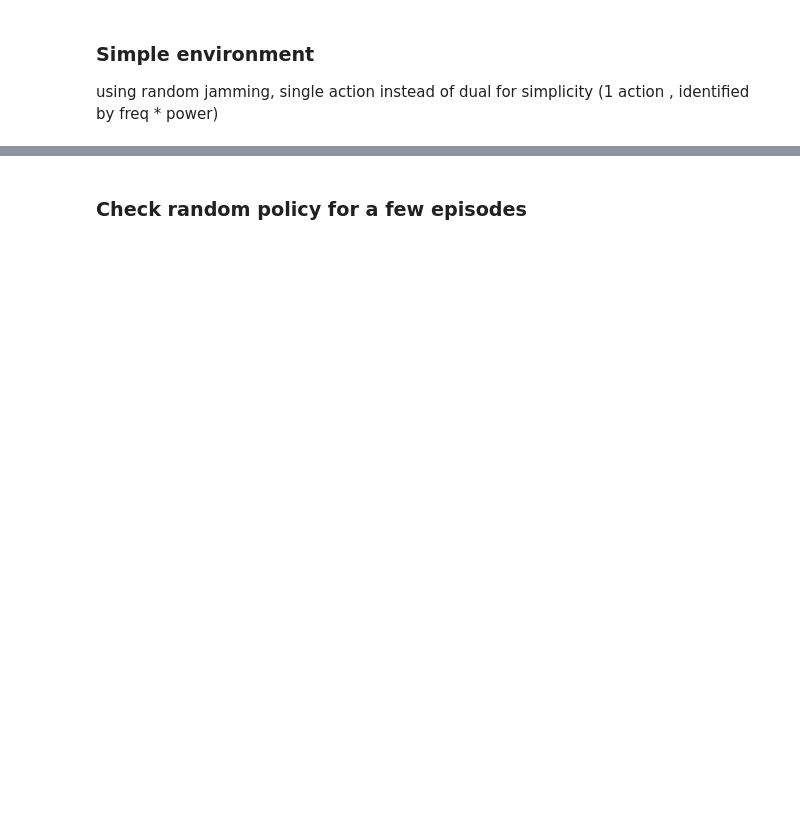
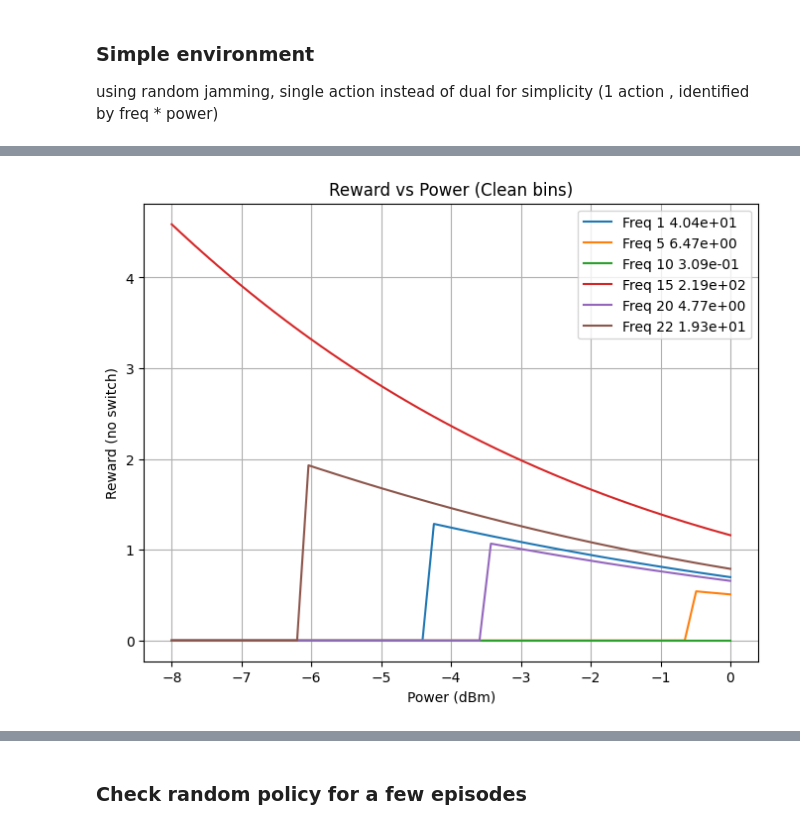
Before and after one commit to mar5-a/DRL, a Jupyter notebook: simplenv.ipynb, the cells around one changed output, grey strips where cells are left out. Saved outputs shown, nothing was run; the diff lists cells and outputs as text; code cells hidden in the pictures; blank space fills up the shorter version.

Commit message:
dixing reward funciton and scaling

```diff
--- a/simplenv.ipynb
+++ b/simplenv.ipynb
@@ -261,0 +269,88 @@ class AntiJammingEnv(gym.Env):
+# %%
+import numpy as np
+import matplotlib.pyplot as plt
+
+# =========================
+# Config (aligns with your env)
+# =========================
+B = 25e3                          # Hz (bandwidth)
+epsilon = 1.5e8                   # energy scaling
+beta_th = 10**(8/10)              # CRC threshold (8 dB, linear)
+noise_power = 3.162e-16           # W (kTB * NF for 25 kHz, NF=5 dB)
+jammer_power = 3.162e-3           # W (5 dBm)
+alpha_k_user   = 9.1e-12          # mean user gain (calibrated)
+alpha_k_jammer = 1.15e-12         # mean jammer gain (calibrated)
+
+# Sweep ranges (ascending as requested)
+freqs = np.arange(1, 23)                      # 1..22
+powers_dbm = np.linspace(-8, 0, 50)           # dBm, ascending
+powers_w = 1e-3 * 10**(powers_dbm / 10.0)     # W, ascending
+
+rng = np.random.default_rng(123)
+
+# =========================
+# Reward definition (no switch penalty here to show the surface cleanly)
+# r = phi * (B * log2(1 + SINR) / (epsilon * P))
+# SINR = (P * g_user) / (noise_power + I_jam)
+# =========================
+def reward_single(power_w, jammed, g_user, g_jam):
+    I_jam = jammer_power * g_jam if jammed else 0.0
+    sinr = (power_w * g_user) / (noise_power + I_jam)
+    phi = 1.0 if sinr > beta_th else 0.0
+    throughput = B * np.log2(1.0 + sinr)
+    return phi * (throughput / (epsilon * power_w))
+
+def sample_gain_user():
+    return rng.exponential(scale=alpha_k_user)
+
+def sample_gain_jam():
+    return rng.exponential(scale=alpha_k_jammer)
+
+# =========================
+# Plot 1: Reward vs Power (for multiple freqs) — clean and jammed
+# =========================
+def plot_reward_vs_power(selected_freqs=(1,5,10,15,20,22), jammed=False, title_suffix=""):
+    plt.figure(figsize=(8, 6))
+    for f in selected_freqs:
+        # Fix gains per curve to avoid noisy wiggles across the sweep
+        g_u = sample_gain_user()
+        g_j = sample_gain_jam()
+        rewards = [reward_single(pw, jammed, g_u, g_j) for pw in powers_w]
+        plt.plot(powers_dbm, rewards, label=f"Freq {f} {(g_u/g_j):.2e}")
+    plt.xlabel("Power (dBm)")                    # −8 → 0 (ascending)
+    plt.ylabel("Reward (no switch)")
+    plt.title(f"Reward vs Power {title_suffix}".strip())
+    plt.grid(True)
+    plt.legend()
+    plt.show()
+
+# =========================
+# Plot 2: Reward vs Frequency (for multiple powers) — clean and jammed
+# =========================
+def plot_reward_vs_frequency(selected_p_dbm=(-8, -6, -4, -2, 0), jammed=False, title_suffix=""):
+    plt.figure(figsize=(8, 6))
+    for p_dbm in selected_p_dbm:
+        p_w = 1e-3 * 10**(p_dbm / 10.0)
+        # New gains per-frequency to reflect independent fading across bins
+        rewards = []
+        for _ in freqs:  # 1 → 22 (ascending)
+            g_u = sample_gain_user()
+            g_j = sample_gain_jam()
+            rewards.append(reward_single(p_w, jammed, g_u, g_j))
+        plt.plot(freqs, rewards, label=f"P={p_dbm} dBm")
+    plt.xlabel("Frequency bin (1 → 22)")
+    plt.ylabel("Reward (no switch)")
+    plt.title(f"Reward vs Frequency {title_suffix}".strip())
+    plt.grid(True)
+    plt.legend()
+    plt.show()
+
+# =========================
+# Usage examples (uncomment the ones you want)
+# =========================
+plot_reward_vs_power(jammed=False, title_suffix="(Clean bins)")
+plot_reward_vs_power(jammed=True,  title_suffix="(Jammed bins)")
+plot_reward_vs_frequency(jammed=False, title_suffix="(Clean bins)")
+plot_reward_vs_frequency(jammed=True,  title_suffix="(Jammed bins)")
+# %% [output]
+[figure, added]
```
Also changed, not shown: parts of 4 cells of this notebook.
